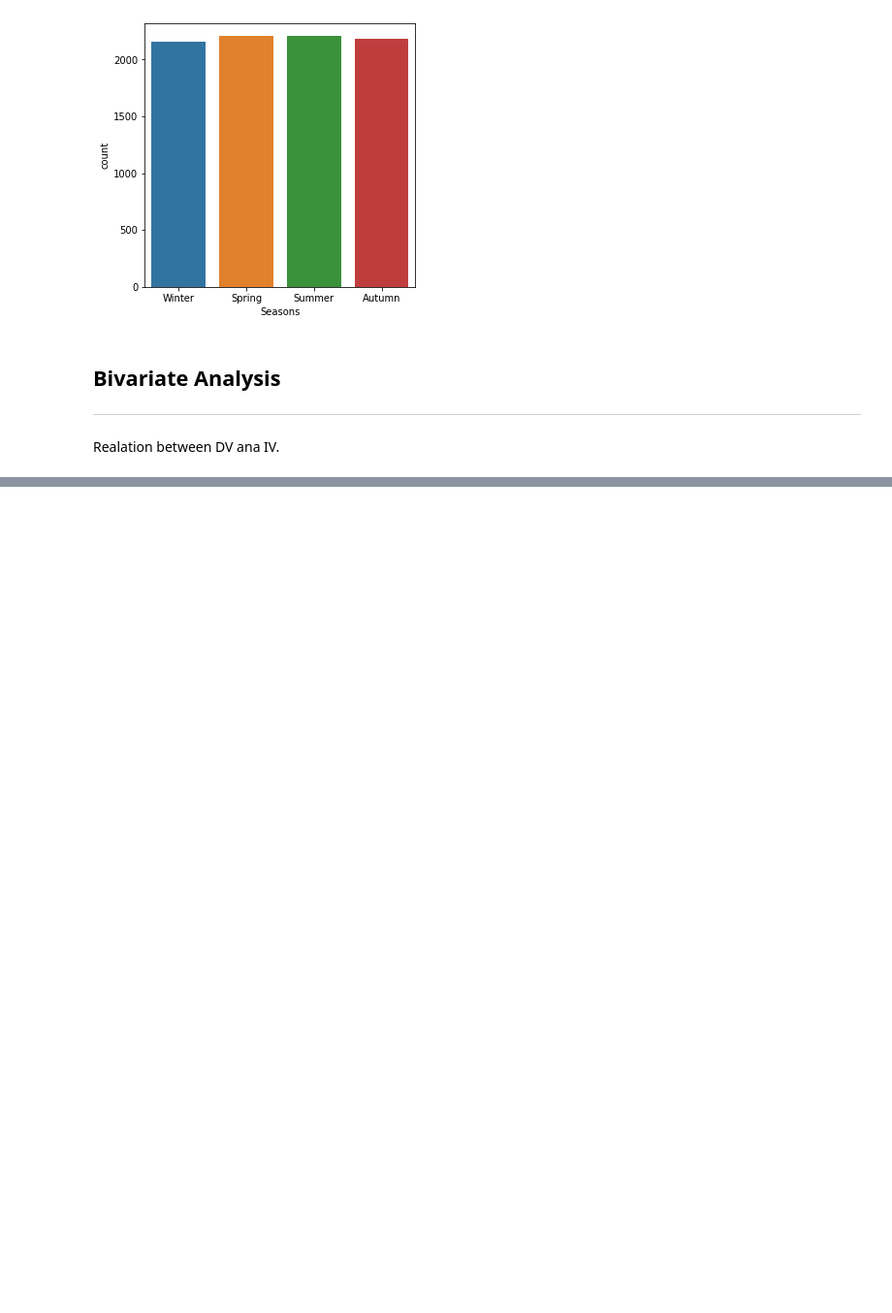
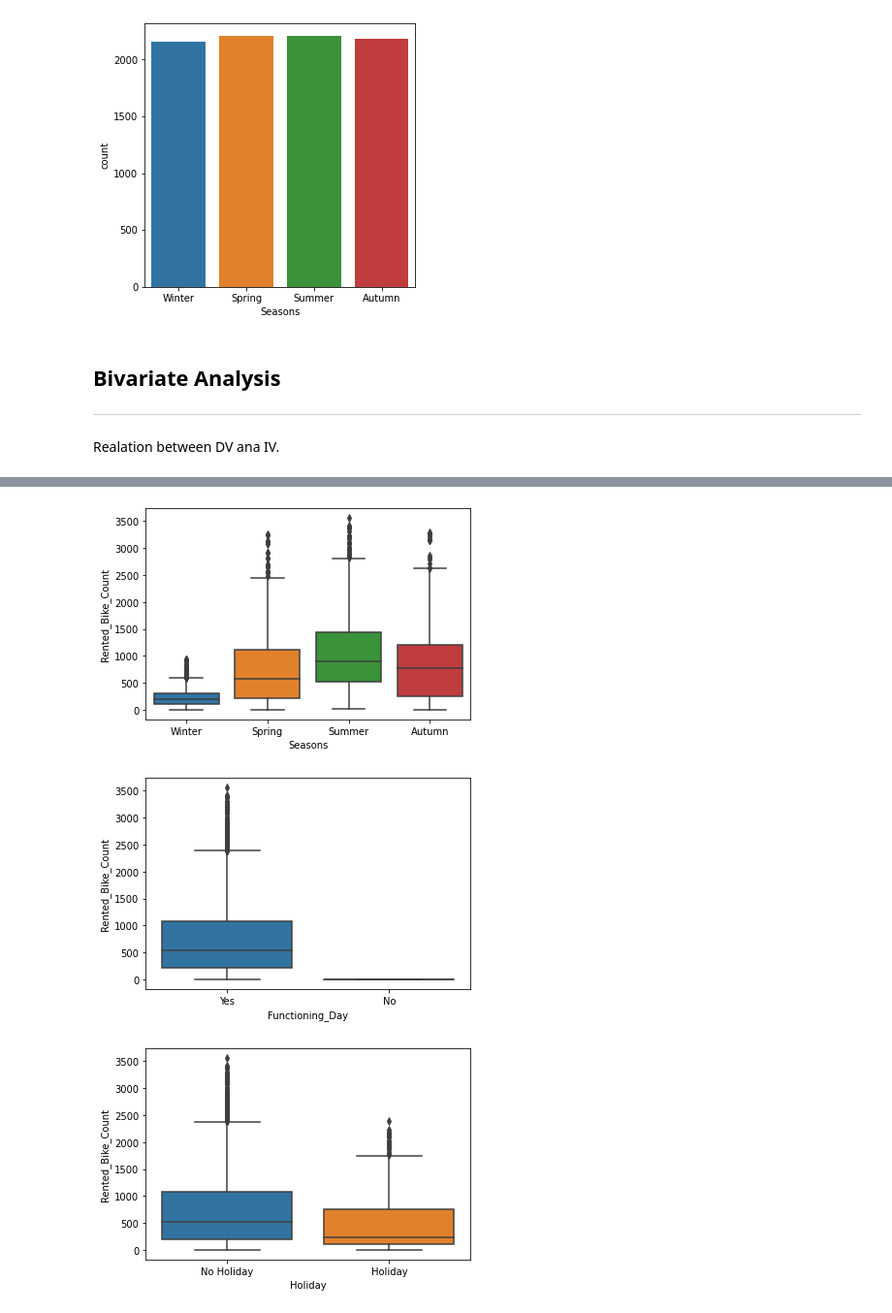
Before and after one commit to Ranjitkumarmuduli/Regression-capstone-project, a Jupyter notebook: Copy_of_Bike_Sharing_Demand_Prediction_Capstone_Project.ipynb, the cells around one changed output, grey strips where cells are left out. Shown at 97% size. Cells and saved outputs as stored; diff of their text form; code cells hidden in the pictures; blank space fills up the shorter version.

```diff
--- a/Copy_of_Bike_Sharing_Demand_Prediction_Capstone_Project.ipynb
+++ b/Copy_of_Bike_Sharing_Demand_Prediction_Capstone_Project.ipynb
@@ -326,0 +368,14 @@ Realation between DV ana IV.
+# %%
+# Dropping 'Date' columns as we have created new features month and day_of_month from it.
+
+df.drop(columns = ['Date'], inplace = True)
+# %%
+# Relation of dependent variable with categorical features
+
+for col in ['Seasons','Functioning_Day','Holiday']:
+  sns.boxplot(x = df[col],y = df['Rented_Bike_Count'])
+  plt.show()
+# %% [output]
+[figure, added]
+[figure, added]
+[figure, added]
```
Also changed, not shown: parts of 14 cells of this notebook.
